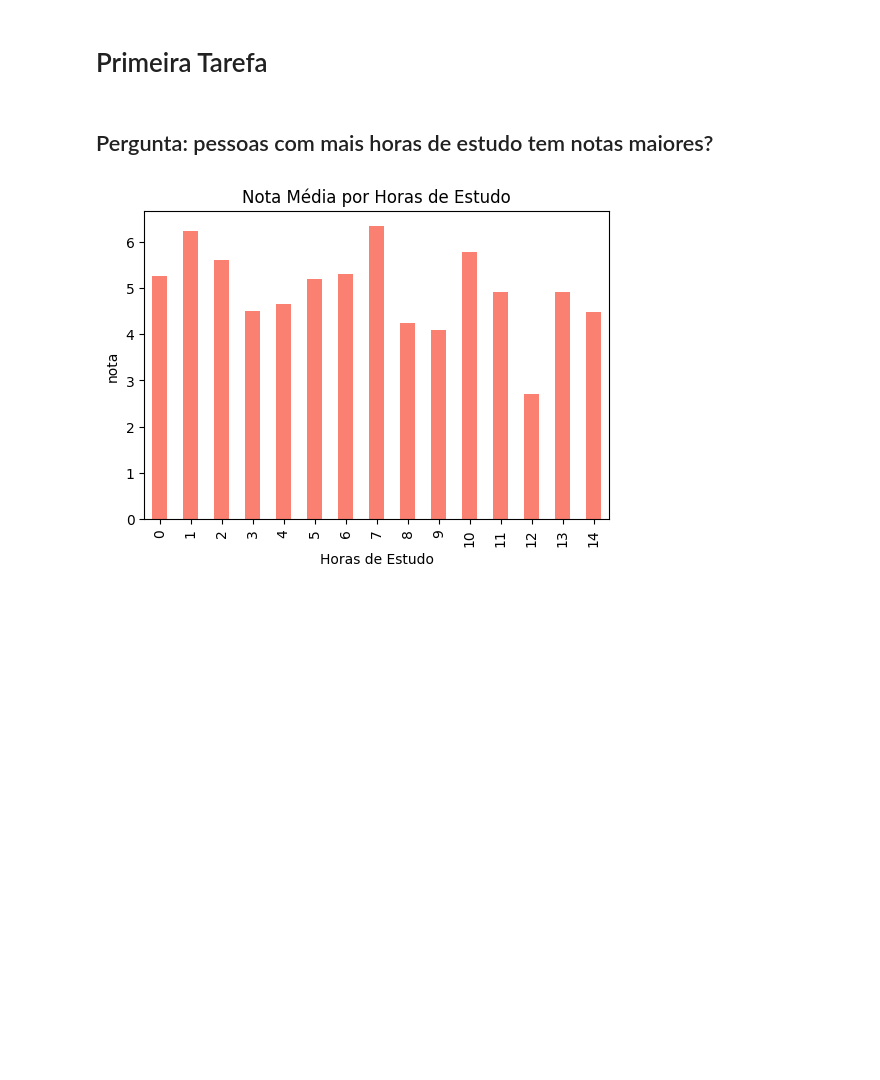
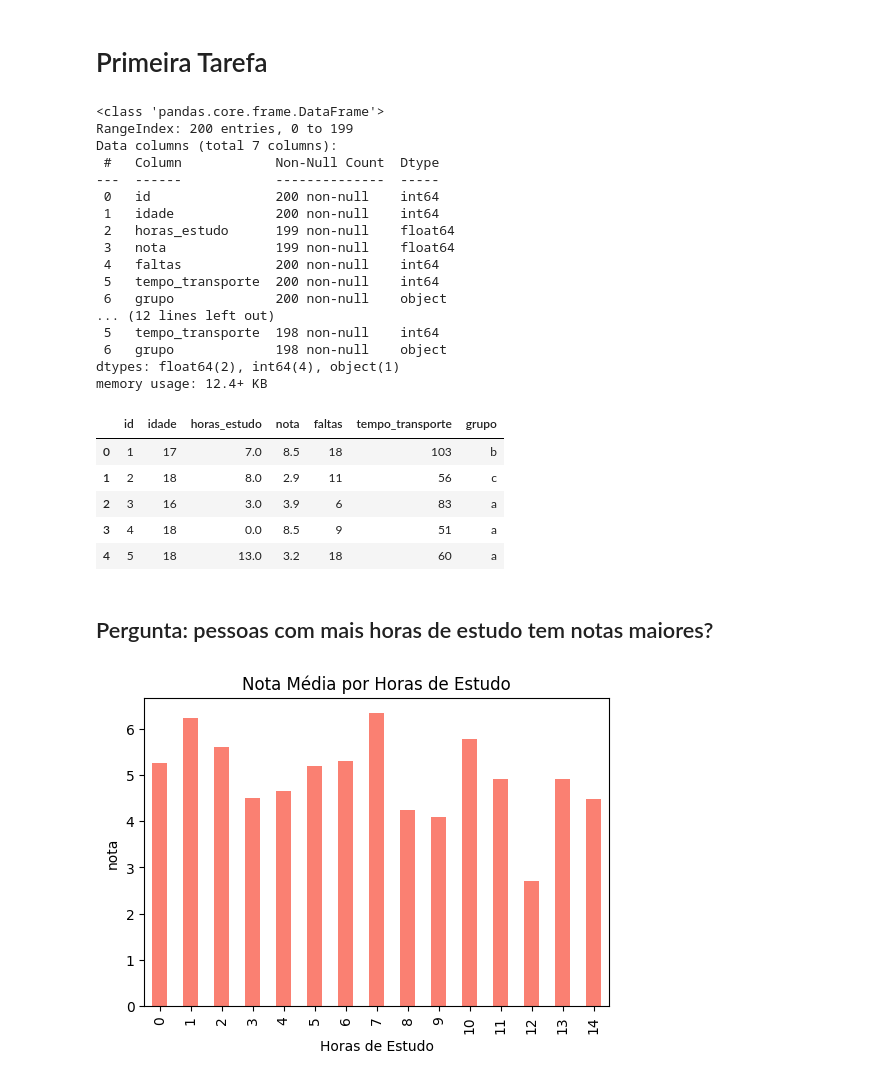
Before and after one commit to Nicolas14265/introducao, a Jupyter notebook: Tarefa.ipynb, the cells around one changed output. Saved outputs shown, nothing was run; the diff lists cells and outputs as text; code cells hidden in the pictures; blank space fills up the shorter version.

```diff
--- a/Tarefa.ipynb
+++ b/Tarefa.ipynb
@@ -8,14 +9,41 @@ import matplotlib.pyplot as plt
 # %%
 #Corrigindo o dataset
 
 df = pd.read_csv('dataset_nicolas.csv')
 df['idade'] = pd.to_numeric(df['idade'],errors = 'coerce')
 df['horas_estudo'] = pd.to_numeric(df['horas_estudo'],errors = 'coerce')
 df['nota'] = pd.to_numeric(df['nota'],errors = 'coerce')
 df['faltas'] = pd.to_numeric(df['faltas'],errors = 'coerce')
 df['tempo_transporte'] = pd.to_numeric(df['tempo_transporte'],errors = 'coerce')
+df.info()
 df = df.dropna(subset = ['idade','horas_estudo','nota','faltas','tempo_transporte'])
+df.info()
 df['grupo'] = df['grupo'].str.lower().str.strip()
+df.head()
+# %% [output]
+<class 'pandas.core.frame.DataFrame'>
+RangeIndex: 200 entries, 0 to 199
+Data columns (total 7 columns):
+ #   Column            Non-Null Count  Dtype
+---  ------            --------------  -----
+ 0   id                200 non-null    int64
+ 1   idade             200 non-null    int64
+ 2   horas_estudo      199 non-null    float64
+ 3   nota              199 non-null    float64
+ 4   faltas            200 non-null    int64
+ 5   tempo_transporte  200 non-null    int64
+ 6   grupo             200 non-null    object
+... (12 lines left out)
+ 5   tempo_transporte  198 non-null    int64
+ 6   grupo             198 non-null    object
+dtypes: float64(2), int64(4), object(1)
+memory usage: 12.4+ KB
+|  | id | idade | horas_estudo | nota | faltas | tempo_transporte | grupo |
+| 0 | 1 | 17 | 7.0 | 8.5 | 18 | 103 | b |
+| 1 | 2 | 18 | 8.0 | 2.9 | 11 | 56 | c |
+| 2 | 3 | 16 | 3.0 | 3.9 | 6 | 83 | a |
+| 3 | 4 | 18 | 0.0 | 8.5 | 9 | 51 | a |
+| 4 | 5 | 18 | 13.0 | 3.2 | 18 | 60 | a |
 # %% [markdown]
 ## Pergunta: pessoas com mais horas de estudo tem notas maiores?
 # %%
```
Also changed, not shown: parts of 12 cells of this notebook.
